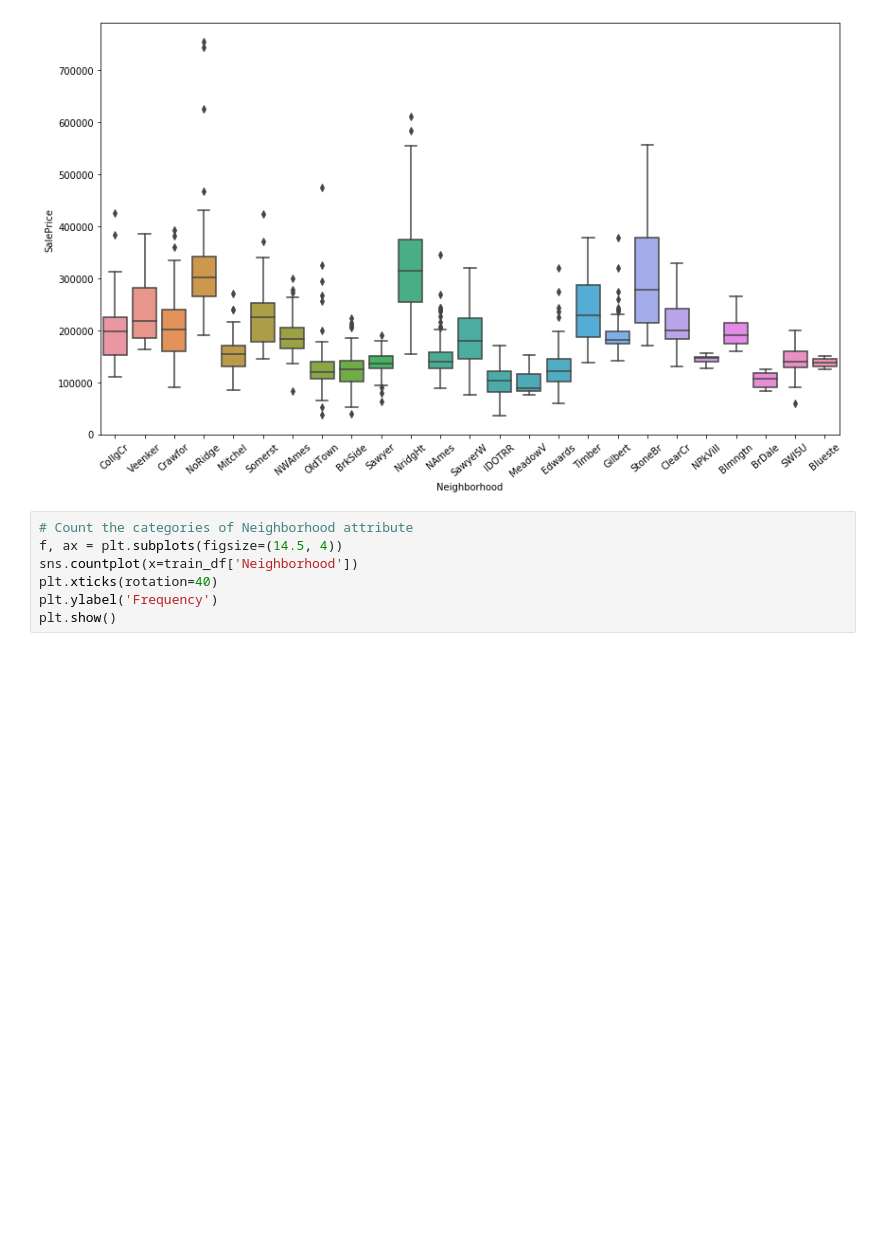
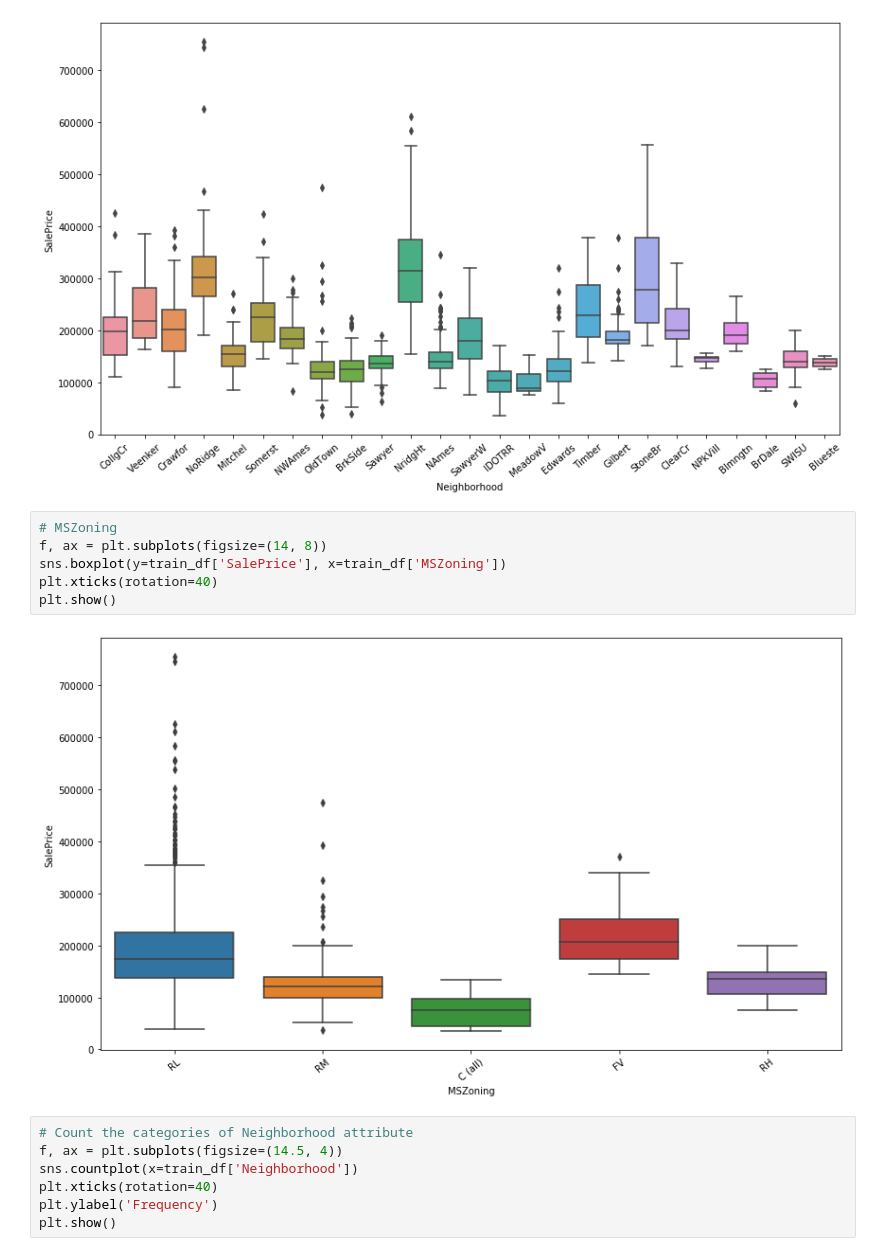
Before and after one commit to Jedrek369/HousingPrices, a Jupyter notebook: HousingPricesRegression.ipynb, the cells around one changed output. Drawn from its saved outputs; the diff is of its cells as text; blank space fills up the shorter version.

```diff
--- a/HousingPricesRegression.ipynb
+++ b/HousingPricesRegression.ipynb
@@ -251,6 +257,14 @@ plt.xticks(rotation=40)
 plt.show()
 # %% [output]
 [figure]
+# %%
+# MSZoning
+f, ax = plt.subplots(figsize=(14, 8))
+sns.boxplot(y=train_df['SalePrice'], x=train_df['MSZoning'])
+plt.xticks(rotation=40)
+plt.show()
+# %% [output]
+[figure, added]
 # %%
 # Count the categories of Neighborhood attribute
 f, ax = plt.subplots(figsize=(14.5, 4))
```
Also changed, not shown: parts of 22 cells of this notebook.
